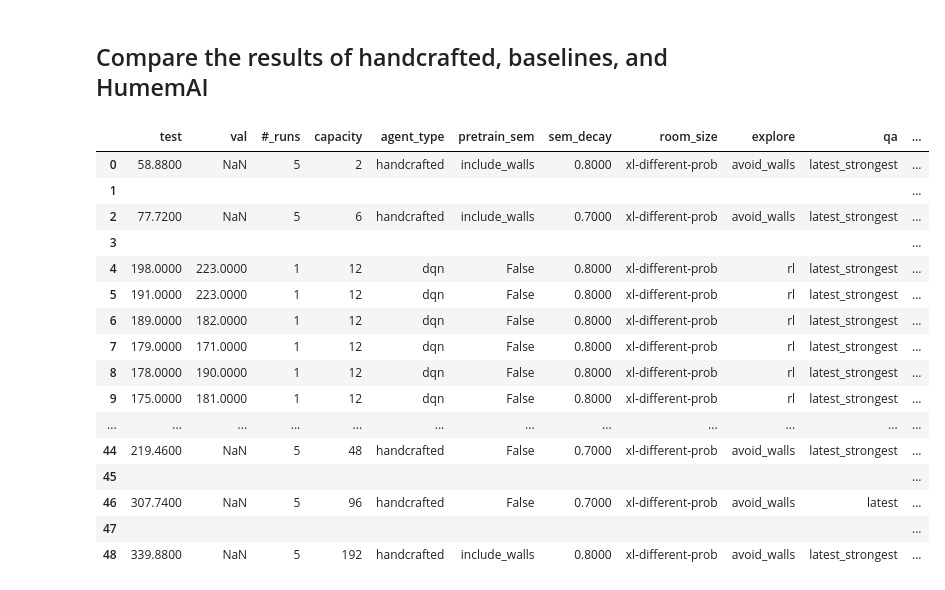
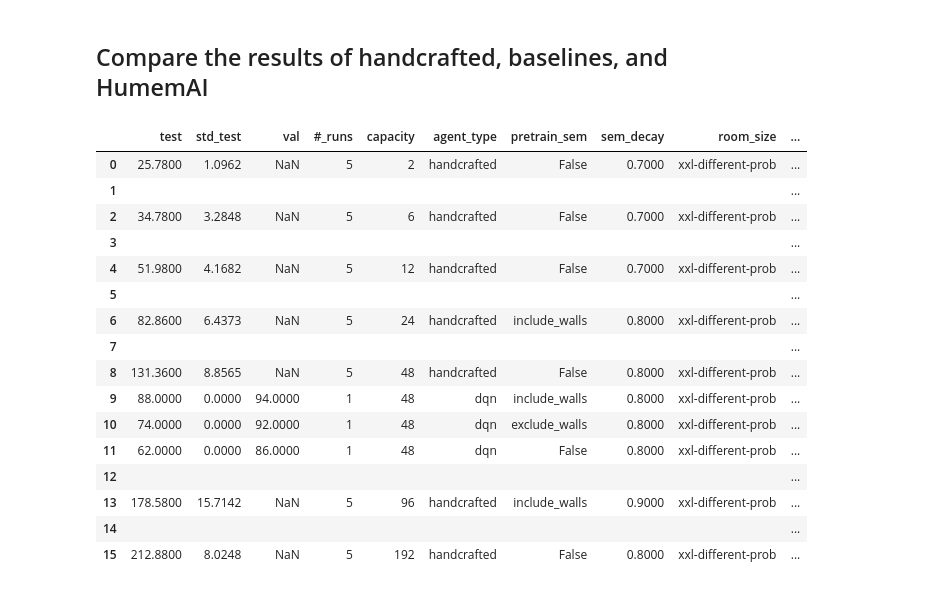
Before and after one commit to humemai/agent-room-env-v2-qa, a Jupyter notebook: compare-results-dqn.ipynb, the cells around one changed output. Saved outputs shown, nothing was run; the diff lists cells and outputs as text; code cells hidden in the pictures.

```diff
--- a/compare-results-dqn.ipynb
+++ b/compare-results-dqn.ipynb
@@ -74,7 +74,7 @@ def get_handcrafted(
     df = df[
         [
             "test",
-            # "std_test",
+            "std_test",
             "val",
             "#_runs",
             "capacity",
@@ -201,7 +201,7 @@ def get_dataframe(
         df_list.append(
             {
                 "test": nanmean(data["test"]),
-                # "std_test": nanstd(data["test"]),
+                "std_test": nanstd(data["test"]),
                 # "test_max": nanmax(data["test"]),
                 # "test_min": nanmin(data["test"]),
                 "val": nanmean(data["val"]),
@@ -366,41 +366,41 @@ def filter_paths(
 # %%
 # filter_paths(
 #     room_size="xl-different-prob",
 #     num_iterations=10000,
 #     agent_type="hybrid",
 #     capacity=12,
 #     semantic_decay_factor=0.99,
 #     base_path="training-results/non-equal-object-probs/",
 # )
 
 # for foo in filter_paths_by_num_iterations("xl-different-prob"):
 #     dir_path = '/'.join(foo.split('/')[:-2])
 #     shutil.rmtree(dir_path)
 
 # # save dataframe as markdown
 # df.to_markdown("./hp-tuning/xl-different-prob.md", index=False)
 
 df, df_styled = get_all_data(
-    "xl-different-prob",
+    "xxl-different-prob",
     include_pretrain_semantic=True,
     base_path="training-results/non-equal-object-probs/",
 )
 df_styled
 # %% [output]
-|  | test | val | #_runs | capacity | agent_type | pretrain_sem | sem_decay | room_size | explore | qa | ... |
-| 0 | 58.8800 | NaN | 5 | 2 | handcrafted | include_walls | 0.8000 | xl-different-prob | avoid_walls | latest_strongest | ... |
-| 1 |  |  |  |  |  |  |  |  |  |  | ... |
-| 2 | 77.7200 | NaN | 5 | 6 | handcrafted | include_walls | 0.7000 | xl-different-prob | avoid_walls | latest_strongest | ... |
-| 3 |  |  |  |  |  |  |  |  |  |  | ... |
-| 4 | 198.0000 | 223.0000 | 1 | 12 | dqn | False | 0.8000 | xl-different-prob | rl | latest_strongest | ... |
-| 5 | 191.0000 | 223.0000 | 1 | 12 | dqn | False | 0.8000 | xl-different-prob | rl | latest_strongest | ... |
-| 6 | 189.0000 | 182.0000 | 1 | 12 | dqn | False | 0.8000 | xl-different-prob | rl | latest_strongest | ... |
-| 7 | 179.0000 | 171.0000 | 1 | 12 | dqn | False | 0.8000 | xl-different-prob | rl | latest_strongest | ... |
-| 8 | 178.0000 | 190.0000 | 1 | 12 | dqn | False | 0.8000 | xl-different-prob | rl | latest_strongest | ... |
-| 9 | 175.0000 | 181.0000 | 1 | 12 | dqn | False | 0.8000 | xl-different-prob | rl | latest_strongest | ... |
-| ... | ... | ... | ... | ... | ... | ... | ... | ... | ... | ... | ... |
-| 44 | 219.4600 | NaN | 5 | 48 | handcrafted | False | 0.7000 | xl-different-prob | avoid_walls | latest_strongest | ... |
-| 45 |  |  |  |  |  |  |  |  |  |  | ... |
-| 46 | 307.7400 | NaN | 5 | 96 | handcrafted | False | 0.7000 | xl-different-prob | avoid_walls | latest | ... |
-| 47 |  |  |  |  |  |  |  |  |  |  | ... |
-| 48 | 339.8800 | NaN | 5 | 192 | handcrafted | include_walls | 0.8000 | xl-different-prob | avoid_walls | latest_strongest | ... |
+|  | test | std_test | val | #_runs | capacity | agent_type | pretrain_sem | sem_decay | room_size | ... |
+| 0 | 25.7800 | 1.0962 | NaN | 5 | 2 | handcrafted | False | 0.7000 | xxl-different-prob | ... |
+| 1 |  |  |  |  |  |  |  |  |  | ... |
+| 2 | 34.7800 | 3.2848 | NaN | 5 | 6 | handcrafted | False | 0.7000 | xxl-different-prob | ... |
+| 3 |  |  |  |  |  |  |  |  |  | ... |
+| 4 | 51.9800 | 4.1682 | NaN | 5 | 12 | handcrafted | False | 0.7000 | xxl-different-prob | ... |
+| 5 |  |  |  |  |  |  |  |  |  | ... |
+| 6 | 82.8600 | 6.4373 | NaN | 5 | 24 | handcrafted | include_walls | 0.8000 | xxl-different-prob | ... |
+| 7 |  |  |  |  |  |  |  |  |  | ... |
+| 8 | 131.3600 | 8.8565 | NaN | 5 | 48 | handcrafted | False | 0.8000 | xxl-different-prob | ... |
+| 9 | 88.0000 | 0.0000 | 94.0000 | 1 | 48 | dqn | include_walls | 0.8000 | xxl-different-prob | ... |
+| 10 | 74.0000 | 0.0000 | 92.0000 | 1 | 48 | dqn | exclude_walls | 0.8000 | xxl-different-prob | ... |
+| 11 | 62.0000 | 0.0000 | 86.0000 | 1 | 48 | dqn | False | 0.8000 | xxl-different-prob | ... |
+| 12 |  |  |  |  |  |  |  |  |  | ... |
+| 13 | 178.5800 | 15.7142 | NaN | 5 | 96 | handcrafted | include_walls | 0.9000 | xxl-different-prob | ... |
+| 14 |  |  |  |  |  |  |  |  |  | ... |
+| 15 | 212.8800 | 8.0248 | NaN | 5 | 192 | handcrafted | False | 0.8000 | xxl-different-prob | ... |
```
Also changed, not shown: 29 other files.
